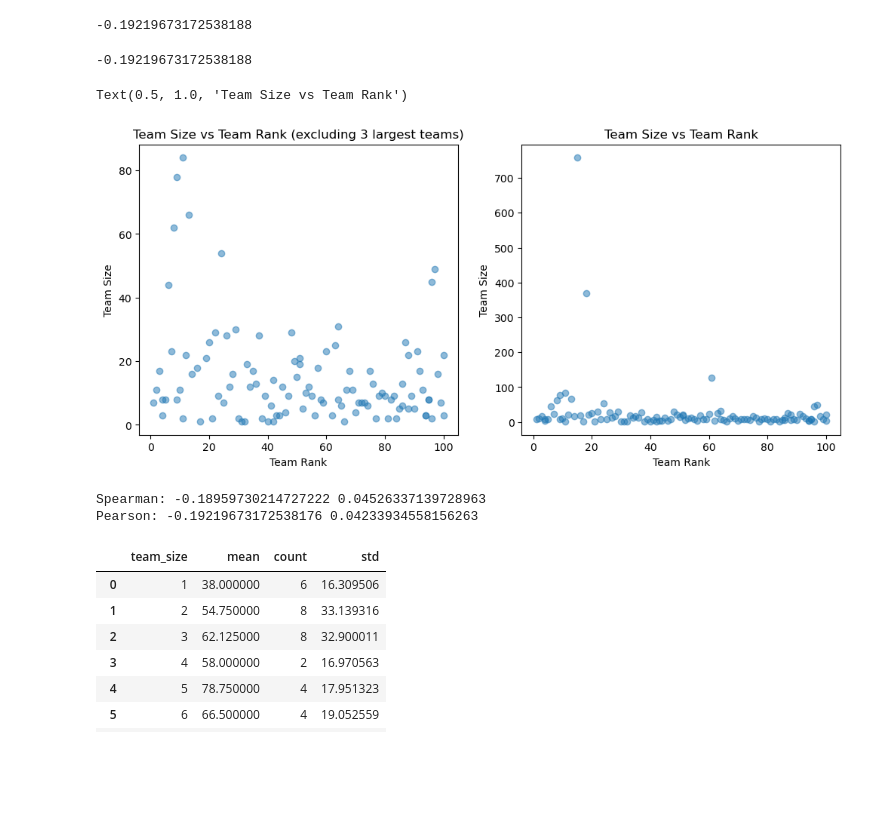
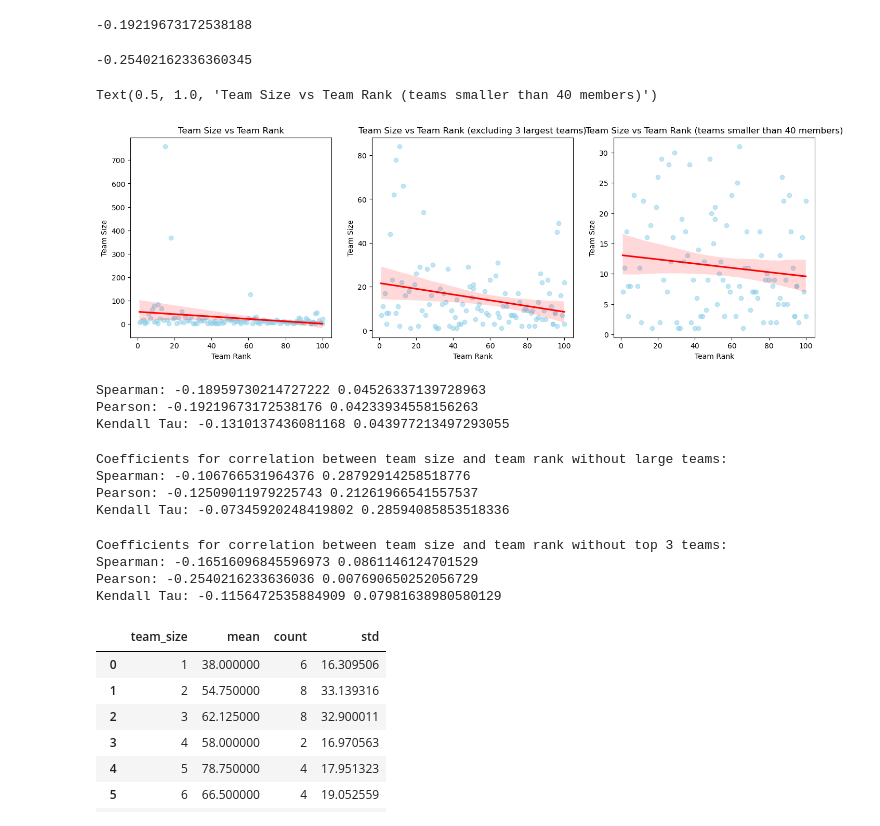
Before and after one commit to dfili/DIPRAD, a Jupyter notebook: HTB/htb_analiza.ipynb, the cells around one changed output. Saved outputs shown, nothing was run; the diff lists cells and outputs as text; code cells hidden in the pictures; blank space fills up the shorter version.

```diff
--- a/HTB/htb_analiza.ipynb
+++ b/HTB/htb_analiza.ipynb
@@ -540,37 +540,82 @@ team_size_rank_corr
 # %% [output]
 -0.19219673172538188
 # %%
-rank_size_statistics_no_outliers = rank_size_statistics[~rank_size_statistics["id_team"].isin(['6003', '2102','6462'])]
+rank_size_statistics_no_outliers = rank_size_statistics[~rank_size_statistics["id_team"].isin([6003, 2102, 6462])]
 team_size_rank_corr_no_outliers = rank_size_statistics_no_outliers['team_size'].corr(rank_size_statistics_no_outliers['rank_team'])
 team_size_rank_corr_no_outliers
 # %% [output]
--0.19219673172538188
+-0.25402162336360345
 # %%
-fig, axes = plt.subplots(1, 2, figsize=(12, 5))
+fig, axes = plt.subplots(1, 3, figsize=(17, 5))
 
-axes[0].scatter(rank_size_statistics_no_outliers['rank_team'], rank_size_statistics_no_outliers['team_size'], alpha=0.5)
+sns.regplot(x=rank_size_statistics["rank_team"], y=rank_size_statistics['team_size'], ax=axes[0],
+            scatter=True, scatter_kws={"color":"skyblue", "alpha":0.5},
+            line_kws={"color":"red"})
+# axes[0].scatter(rank_size_statistics["rank_team"], rank_size_statistics['team_size'], alpha=0.5)
 axes[0].set_xlabel("Team Rank")
 axes[0].set_ylabel("Team Size")
-axes[0].set_title("Team Size vs Team Rank (excluding 3 largest teams)")
+axes[0].set_title("Team Size vs Team Rank")
 
-axes[1].scatter(rank_size_statistics["rank_team"], rank_size_statistics['team_size'], alpha=0.5)
+sns.regplot(x=rank_size_statistics_no_outliers['rank_team'], y=rank_size_statistics_no_outliers['team_size'], ax=axes[1],
+            scatter=True, scatter_kws={"color":"skyblue", "alpha":0.5},
+            line_kws={"color":"red"})
+#axes[1].scatter(rank_size_statistics_no_outliers['rank_team'], rank_size_statistics_no_outliers['team_size'], alpha=0.5)
 axes[1].set_xlabel("Team Rank")
 axes[1].set_ylabel("Team Size")
-axes[1].set_title("Team Size vs Team Rank")
+axes[1].set_title("Team Size vs Team Rank (excluding 3 largest teams)")
+
+smaller_teams = rank_size_statistics[rank_size_statistics['team_size'] <= 40]
+sns.regplot(x=smaller_teams['rank_team'], y=smaller_teams['team_size'], ax=axes[2],
+            scatter=True, scatter_kws={"color":"skyblue", "alpha":0.5},
+            line_kws={"color":"red"})
+# axes[2].scatter(smaller_teams['rank_team'], smaller_teams['team_size'], alpha=0.5)
+axes[2].set_xlabel("Team Rank")
+axes[2].set_ylabel("Team Size")
+axes[2].set_title("Team Size vs Team Rank (teams smaller than 40 members)")
 # %% [output]
-Text(0.5, 1.0, 'Team Size vs Team Rank')
+Text(0.5, 1.0, 'Team Size vs Team Rank (teams smaller than 40 members)')
-[figure, old version]
+[figure, new version]
 # %%
 # Ima li statističke korelacije između veličine tima i ranga tima?
-from scipy.stats import spearmanr, pearsonr
+from scipy.stats import spearmanr, pearsonr, kendalltau
 
 rho, p_s = spearmanr(rank_size_statistics['team_size'], rank_size_statistics['rank_team'])
 r, p_p = pearsonr(rank_size_statistics['team_size'], rank_size_statistics['rank_team'])
+k, p_k = kendalltau(rank_size_statistics['team_size'], rank_size_statistics['rank_team'])
+print('Coefficients for correlation between team size and team rank:')
 print('Spearman:', rho, p_s)
 print('Pearson:', r, p_p)
+print('Kendall Tau:', k, p_k)
 # %% [output]
 Spearman: -0.18959730214727222 0.04526337139728963
 Pearson: -0.19219673172538176 0.04233934558156263
+Kendall Tau: -0.1310137436081168 0.043977213497293055
+# %%
+rho, p_s = spearmanr(smaller_teams['team_size'], smaller_teams['rank_team'])
+r, p_p = pearsonr(smaller_teams['team_size'], smaller_teams['rank_team'])
+k, p_k = kendalltau(smaller_teams['team_size'], smaller_teams['rank_team'])
+print('Coefficients for correlation between team size and team rank without large teams:')
+print('Spearman:', rho, p_s)
+print('Pearson:', r, p_p)
+print('Kendall Tau:', k, p_k)
+# %% [output]
+Coefficients for correlation between team size and team rank without large teams:
+Spearman: -0.106766531964376 0.28792914258518776
+Pearson: -0.12509011979225743 0.21261966541557537
+Kendall Tau: -0.07345920248419802 0.28594085853518336
+# %%
+rho, p_s = spearmanr(rank_size_statistics_no_outliers['team_size'], rank_size_statistics_no_outliers['rank_team'])
+r, p_p = pearsonr(rank_size_statistics_no_outliers['team_size'], rank_size_statistics_no_outliers['rank_team'])
+k, p_k = kendalltau(rank_size_statistics_no_outliers['team_size'], rank_size_statistics_no_outliers['rank_team'])
+print('Coefficients for correlation between team size and team rank without top 3 teams:')
+print('Spearman:', rho, p_s)
+print('Pearson:', r, p_p)
+print('Kendall Tau:', k, p_k)
+# %% [output]
+Coefficients for correlation between team size and team rank without top 3 teams:
+Spearman: -0.16516096845596973 0.0861146124701529
+Pearson: -0.2540216233636036 0.007690650252056729
+Kendall Tau: -0.1156472535884909 0.07981638980580129
 # %%
 avg = rank_size_statistics.groupby('team_size')['rank_team'].agg(['mean','count','std']).reset_index()
 avg
```
Also changed, not shown: parts of 1 cell of this notebook, 6 other files.
